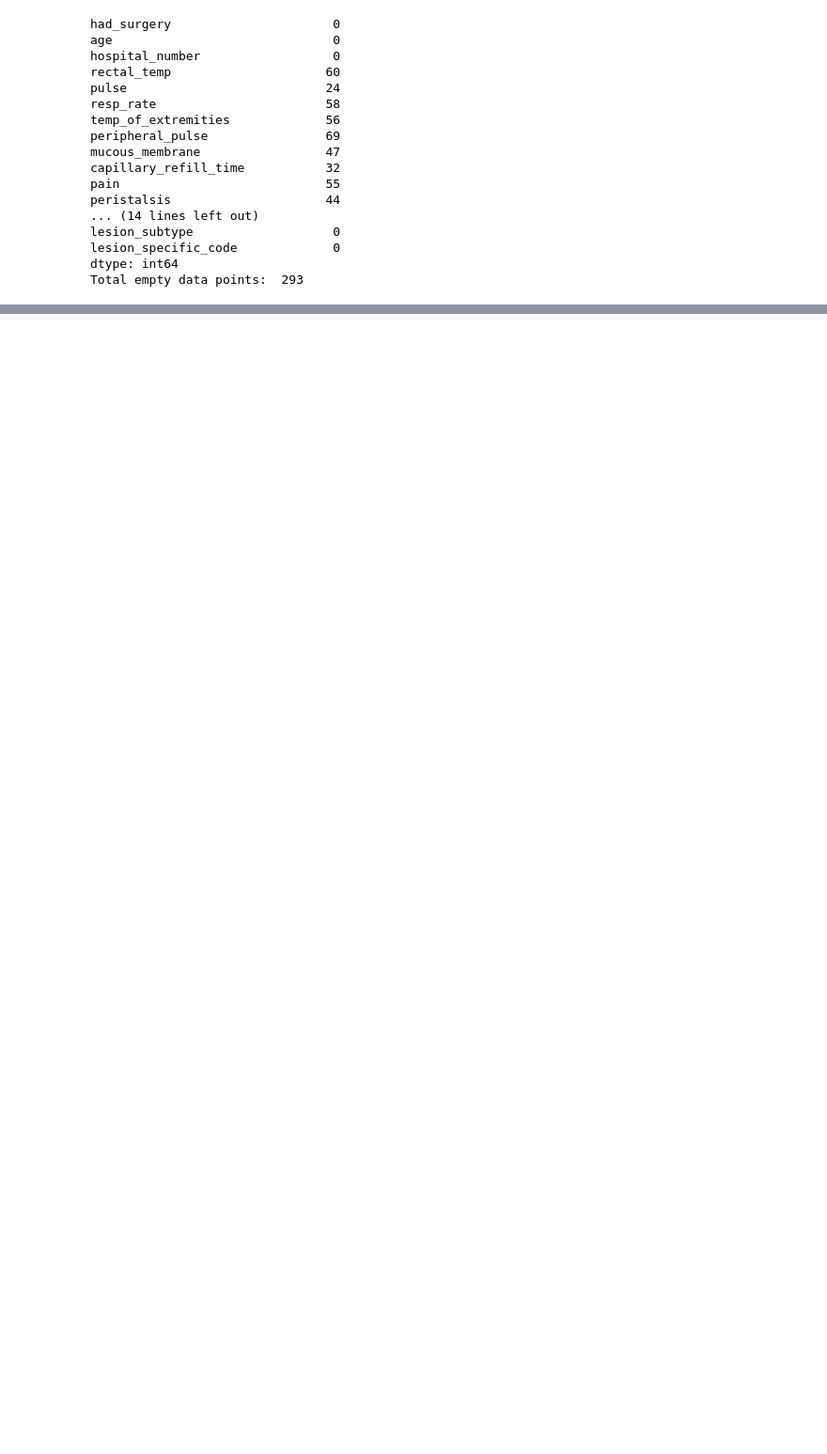
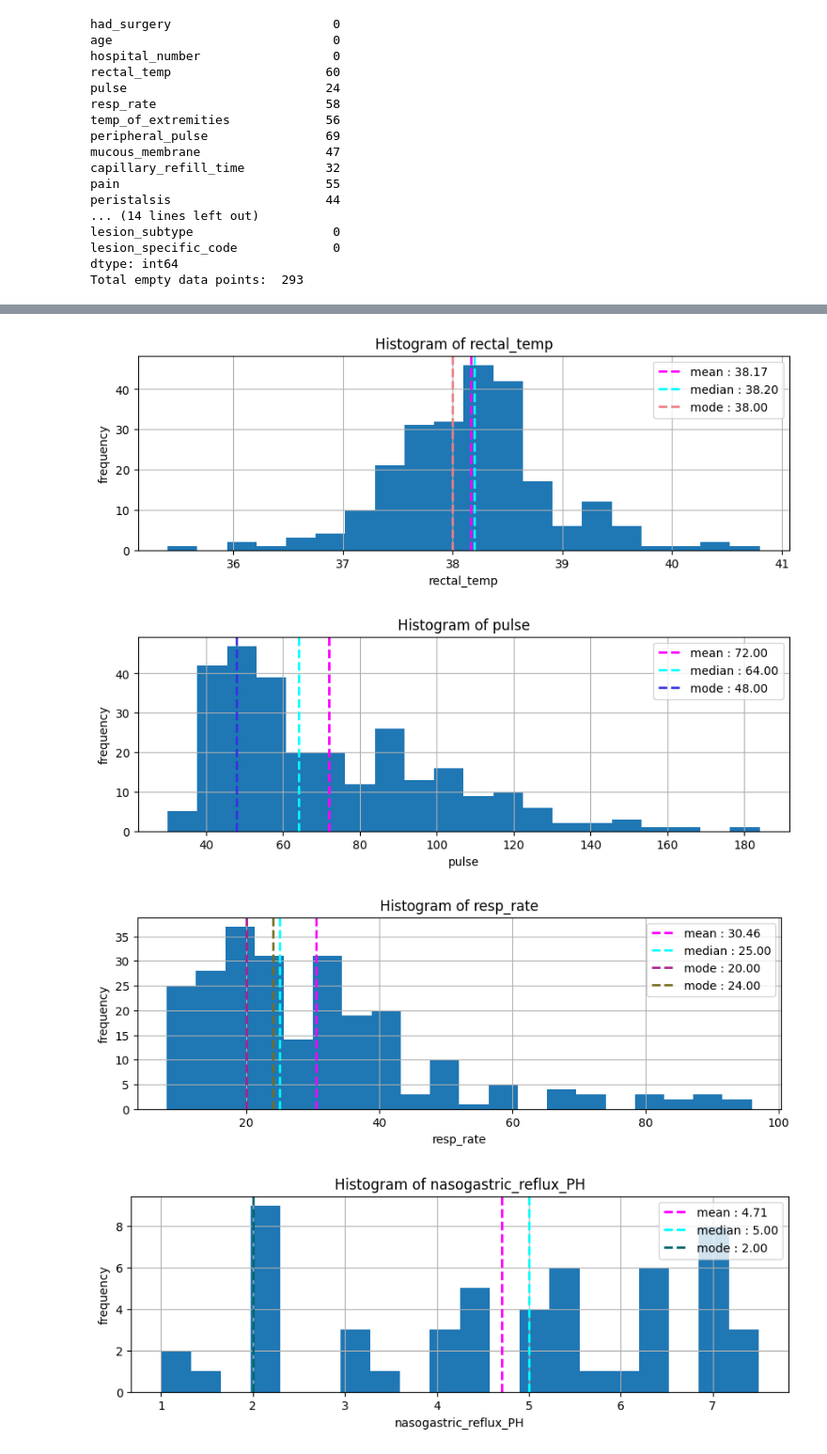
Before and after one commit to csharp14/horse-colic-project, a Jupyter notebook: ColicAnalysis.ipynb, the cells around one changed output, grey strips where cells are left out. Shown at 94% size. Saved outputs shown, nothing was run; the diff lists cells and outputs as text; code cells hidden in the pictures; blank space fills up the shorter version.

```diff
--- a/ColicAnalysis.ipynb
+++ b/ColicAnalysis.ipynb
@@ -118,0 +101,31 @@ plt.show()
+# %%
+# Split features into numeric and categorical features
+numeric_features = ['rectal_temp','pulse','resp_rate','nasogastric_reflux_PH',
+                    'packed_cell_volume','total_protein','abdomcentesis_total_protein',]
+categorical_features = ['had_surgery','age','hospital_number','temp_of_extremities',
+                        'peripheral_pulse','mucous_membrane','capillary_refill_time',
+                        'pain','peristalsis','abdominal_distension','nasogastric_tube',
+                        'nasogastric_reflux','rectal_examination_feces','abdomen',
+                        'abdominocentesis_appearance','had_surgical_lesion',
+                        'lesion_site','lesion_type','lesion_subtype','lesion_specific_code']
+
+for col in numeric_features:
+    fig = plt.figure(figsize=(10,3))
+    ax = fig.gca()
+    feature = data[col].astype(float)
+    feature.hist(bins=20,ax = ax)
+    mean_feature = ax.axvline(feature.astype(float).mean(), color = 'magenta',linestyle = 'dashed', linewidth=2, label='mean : {:0.2f}'.format(feature.astype(float).mean()))
+    median_feature = ax.axvline(feature.astype(float).median(), color = 'cyan',linestyle = 'dashed', linewidth=2, label='median : {:0.2f}'.format(feature.astype(float).median()))
+    for mode in feature.astype(float).mode():
+        rgb = np.random.rand(3,)
+        mode_feature = ax.axvline(mode, linestyle = 'dashed', color=rgb, linewidth=2, label='mode : {:0.2f}'.format(mode))
+    ax.set_title('Histogram of ' + col)
+    ax.set_ylabel('frequency')
+    ax.set_xlabel(col)
+    plt.legend()
+plt.show()
+# %% [output]
+[figure, added]
+[figure, added]
+[figure, added]
+[figure, added]
```
Also changed, not shown: parts of 4 cells of this notebook.
